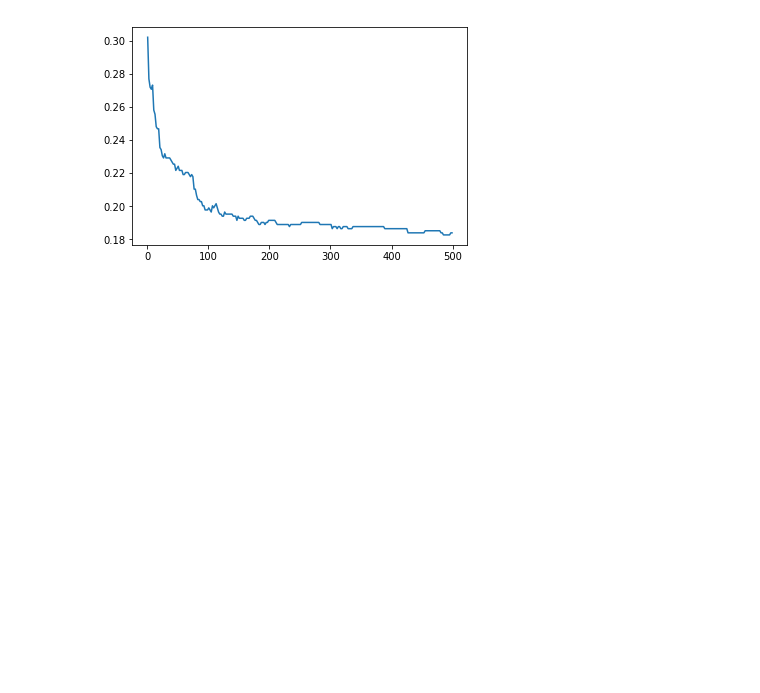
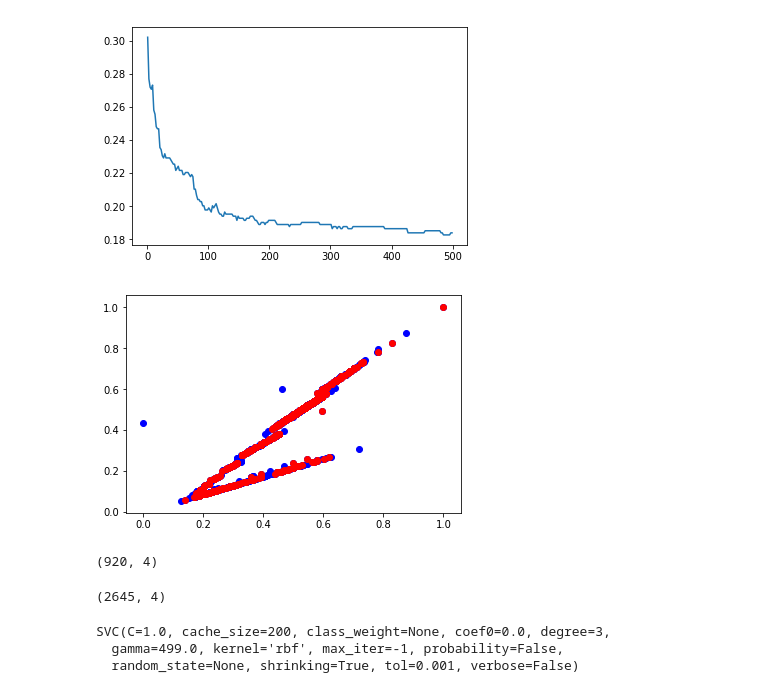
Before and after one commit to michellemho/machine_learning_for_cities, a Jupyter notebook: classifications.ipynb, the cells around one changed output. Saved outputs shown, nothing was run; the diff lists cells and outputs as text; code cells hidden in the pictures; blank space fills up the shorter version.

```diff
--- a/classifications.ipynb
+++ b/classifications.ipynb
@@ -206,3 +206,24 @@ plt.plot(range(1,500,2),l)
 # %% [output]
 [<matplotlib.lines.Line2D at 0x...>]
 [figure]
+# %%
+svm_rbf_sv = svm_rbf.support_
+plt.scatter(X[:,2],X[:,3],color='blue')
+plt.scatter(X[svm_rbf_sv,2],X[svm_rbf_sv,3],color="red")
+plt.show()
+# %% [output]
+[figure, added]
+# %%
+X[svm_rbf_sv].shape
+# %% [output]
+(920, 4)
+# %%
+X.shape
+# %% [output]
+(2645, 4)
+# %%
+svm_rbf.support_
+# %% [output]
+SVC(C=1.0, cache_size=200, class_weight=None, coef0=0.0, degree=3,
+  gamma=499.0, kernel='rbf', max_iter=-1, probability=False,
+  random_state=None, shrinking=True, tol=0.001, verbose=False)
```
